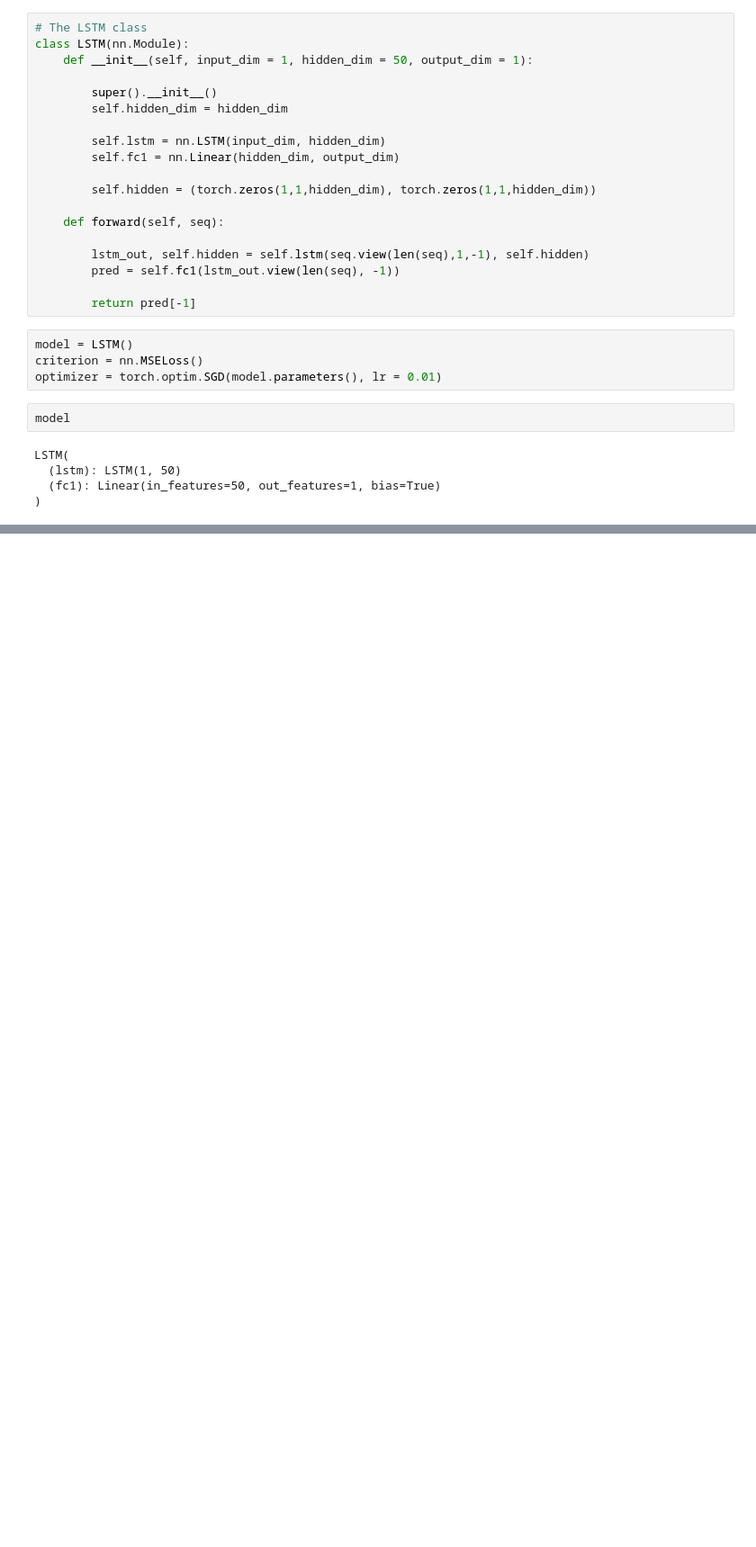
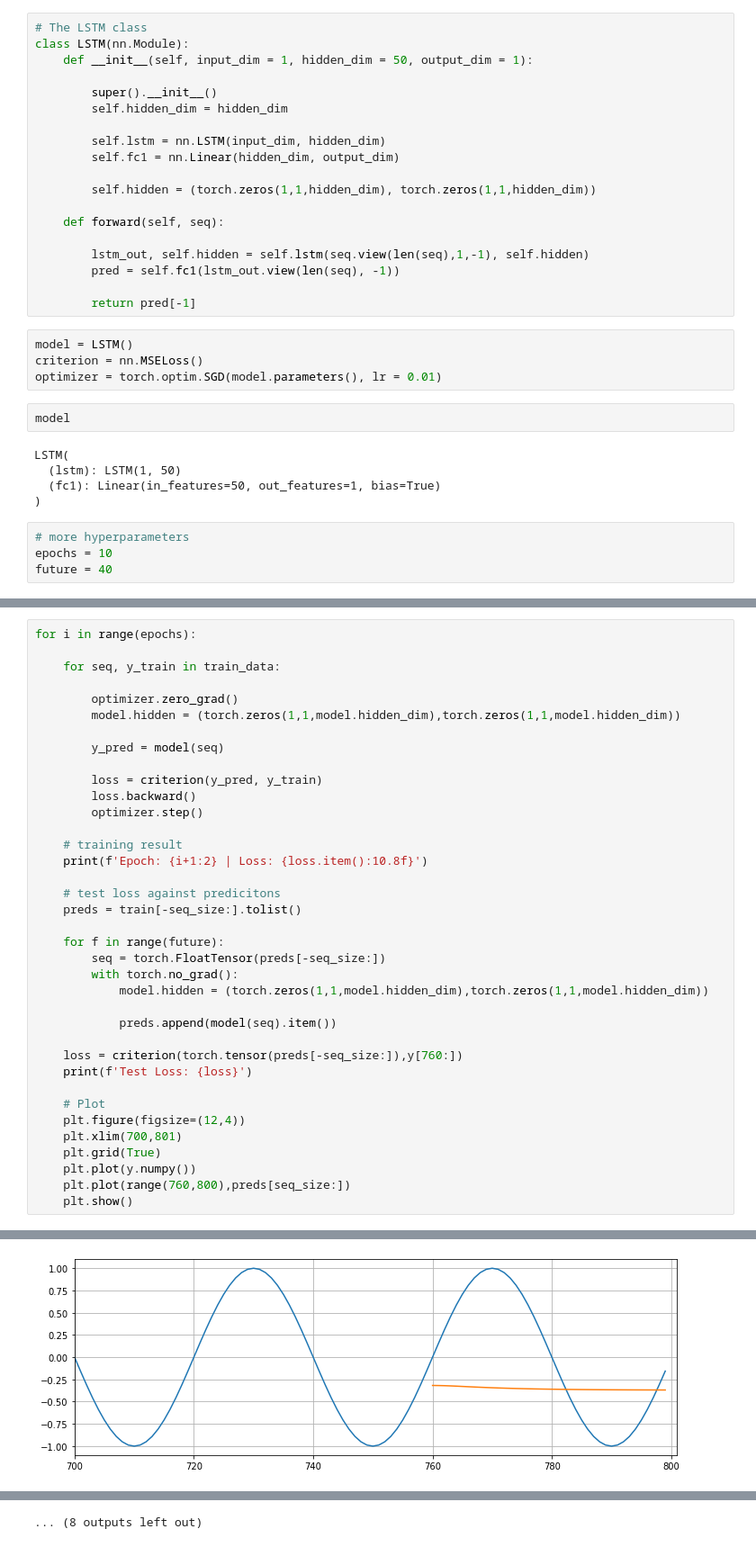
Before and after one commit to connor-john/RNN-pytorch, a Jupyter notebook: RNN-playground.ipynb, the cells around one changed output, grey strips where cells are left out. Shown: that part at 90% size. Cells and saved outputs as stored; diff of their text form; blank space fills up the shorter version.

```diff
--- a/RNN-playground.ipynb
+++ b/RNN-playground.ipynb
@@ -92,3 +92,7 @@ LSTM(
   (lstm): LSTM(1, 50)
   (fc1): Linear(in_features=50, out_features=1, bias=True)
 )
+# %%
+# more hyperparameters
+epochs = 10
+future = 40
@@ -94,0 +119,38 @@ LSTM(
+# %%
+for i in range(epochs):
+
+    for seq, y_train in train_data:
+
+        optimizer.zero_grad()
+        model.hidden = (torch.zeros(1,1,model.hidden_dim),torch.zeros(1,1,model.hidden_dim))
+
+        y_pred = model(seq)
+
+        loss = criterion(y_pred, y_train)
+        loss.backward()
+        optimizer.step()
+
+    # training result
+    print(f'Epoch: {i+1:2} | Loss: {loss.item():10.8f}')
+
+    # test loss against predicitons
+    preds = train[-seq_size:].tolist()
+
+    for f in range(future):
+        seq = torch.FloatTensor(preds[-seq_size:])
+        with torch.no_grad():
+            model.hidden = (torch.zeros(1,1,model.hidden_dim),torch.zeros(1,1,model.hidden_dim))
+
+            preds.append(model(seq).item())
+
+    loss = criterion(torch.tensor(preds[-seq_size:]),y[760:])
+    print(f'Test Loss: {loss}')
+
+    # Plot
+    plt.figure(figsize=(12,4))
+    plt.xlim(700,801)
+    plt.grid(True)
+    plt.plot(y.numpy())
+    plt.plot(range(760,800),preds[seq_size:])
+    plt.show()
+# %% [output]
@@ -94,0 +159 @@ LSTM(
+[figure, added]
@@ -94,0 +175 @@ LSTM(
+... (8 outputs left out)
```
Also changed, not shown: parts of 9 cells of this notebook.
